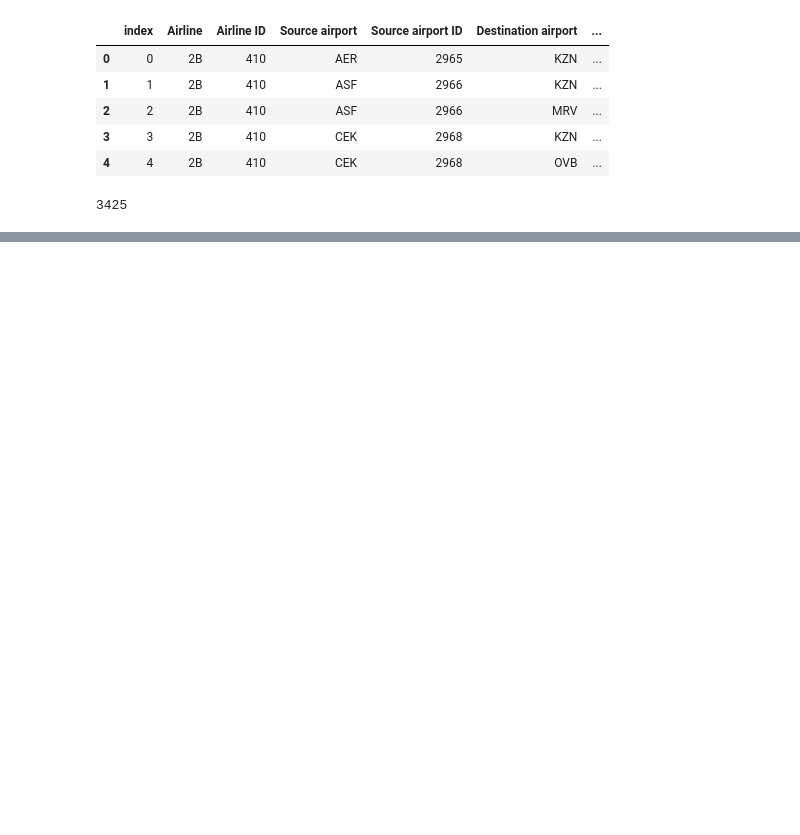
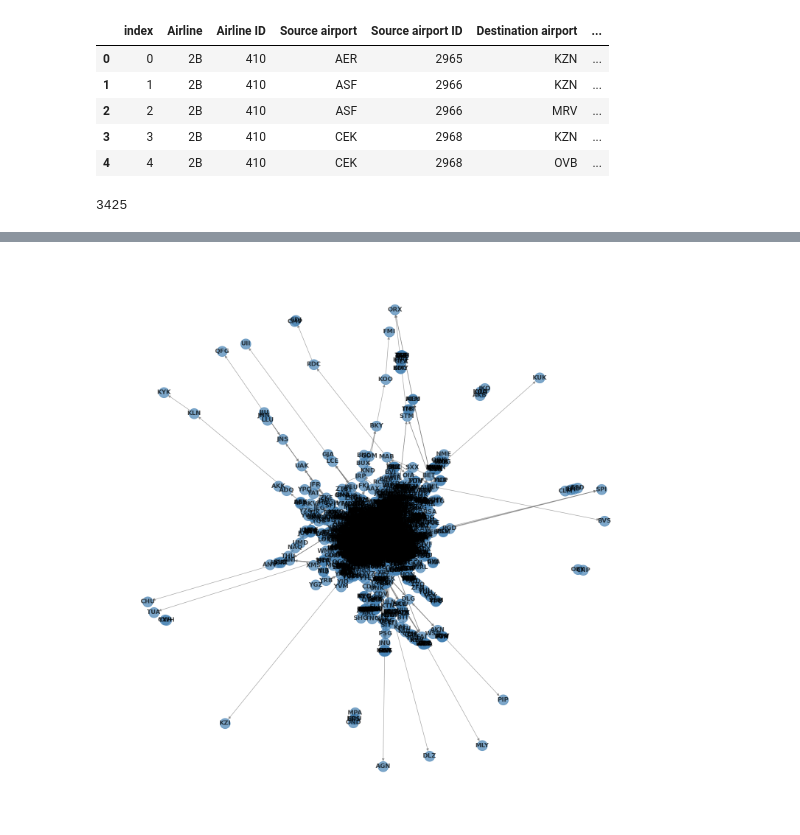
Before and after one commit to eddiexunyc/web_analytics_work, a Jupyter notebook: Project 1/data_620_project_1.ipynb, the cells around one changed output, grey strips where cells are left out. Saved outputs shown, nothing was run; the diff lists cells and outputs as text; code cells hidden in the pictures; blank space fills up the shorter version.

Commit message:
made graphs and networks

```diff
--- a/Project 1/data_620_project_1.ipynb
+++ b/Project 1/data_620_project_1.ipynb
@@ -54,3 +56,7 @@ airport_nodes = set(route_data['Source airport']) | set(route_data['Destination
 len(airport_nodes)
 # %% [output]
 3425
+# %%
+airport_nodes = pd.DataFrame(airport_nodes, columns = ['IATA'])
+airport_nodes = pd.merge(airport_nodes, airports_data, on='IATA', how='inner')
+airport_nodes.head()
@@ -56,0 +70,5 @@ len(airport_nodes)
+# %%
+routes_merged1 = pd.merge(route_data,airport_nodes[['IATA']],left_on='Source airport',right_on='IATA',how='inner')
+routes_merged2 = pd.merge(routes_merged1,airport_nodes[['IATA']],left_on='Destination airport',right_on='IATA',how='inner')
+routes = routes_merged2.loc[:, 'Source airport':'Stops']
+routes.head()
@@ -56,0 +82,3 @@ len(airport_nodes)
+# %%
+g = nx.from_pandas_edgelist(routes, 'Source airport', 'Destination airport', True, nx.DiGraph())
+nx.set_node_attributes(g, airport_nodes.set_index('IATA').to_dict('index'))
@@ -56,0 +113,10 @@ len(airport_nodes)
+# %%
+# plot
+# set plot size
+plt.rcParams["figure.figsize"] = (15,15)
+
+# Draw the Graph
+nx.draw(g, with_labels=True, node_size=400, node_color='steelblue', font_weight='bold',
+        edge_color="grey", alpha=0.7)
+# %% [output]
+[figure, added]
```
Also changed, not shown: parts of 6 cells of this notebook.
